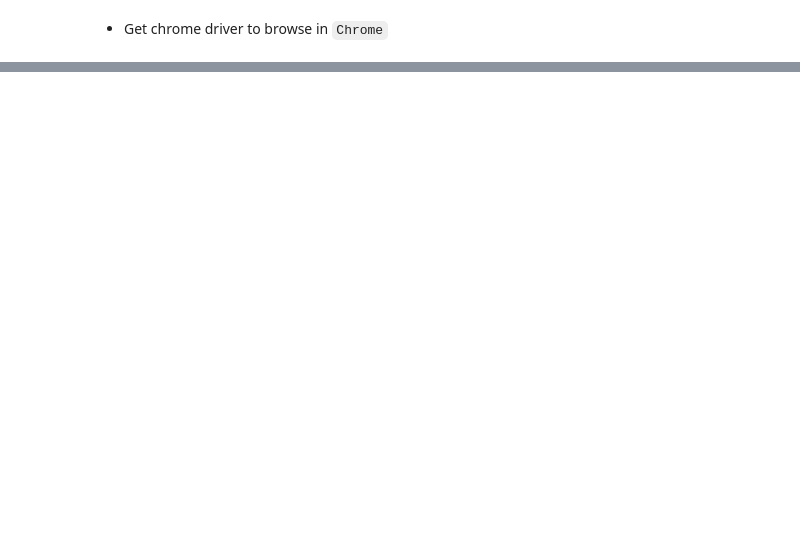
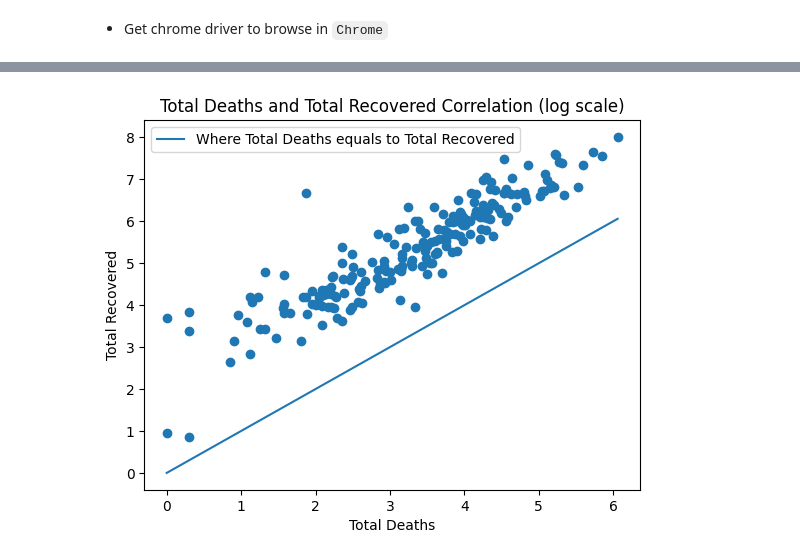
Before and after one commit to TQ-Ba0/Data-Vis, a Jupyter notebook: lab1/Data Collection.ipynb, the cells around one changed output, grey strips where cells are left out. Cells and saved outputs as stored; diff of their text form; code cells hidden in the pictures; blank space fills up the shorter version.

Commit message:
corr func, radar chart, stacked % chart

```diff
--- a/lab1/Data Collection.ipynb
+++ b/lab1/Data Collection.ipynb
@@ -96,0 +69,8 @@ df.to_csv(f"{date.today()}.csv")
+# %%
+# df = pd.read_csv("data.csv")
+df = pd.read_csv("2023-02-16.csv")
+# df = pd.read_csv(f"{date.today()}.csv")
+df = df.drop(df.columns[0], axis=1)
+# df = df.astype({df.columns[i]:'Int64' for i in range(1,len(columns)-1)})
+df = df.drop(columns=['New Cases','New Deaths','New Recovered','Serious, Critical'])
+df
@@ -120,0 +97,23 @@ df
+# %%
+def tp(x):
+    # print(x)
+    return math.log10(x)
+# %%
+def correlation_2_attr(attr1, attr2):
+    # plt.figure(figsize=(15.5,15.5))
+    x_values = df[f'{attr1}'].apply(lambda x: tp(x))
+    y_values = df[f'{attr2}'].apply(lambda x: tp(x))
+    plt.scatter(x_values, y_values)
+    plt.title(f'{attr1} and {attr2} Correlation (log scale)')
+    plt.xlabel(attr1)
+    plt.ylabel(attr2)
+    # plt.xticks(np.arange(0,10.1,0.2))
+    # plt.yticks(np.arange(0,10.1,0.25))
+    # plt.grid()
+    plt.plot([0, max(x_values)], [0, max(x_values)], label=f'Where {attr1} equals to {attr2}')
+    plt.legend()
+    plt.show()
+# %%
+correlation_2_attr('Total Deaths','Total Recovered')
+# %% [output]
+[figure, added]
```
Also changed, not shown: parts of 28 cells of this notebook, 2 other files.
